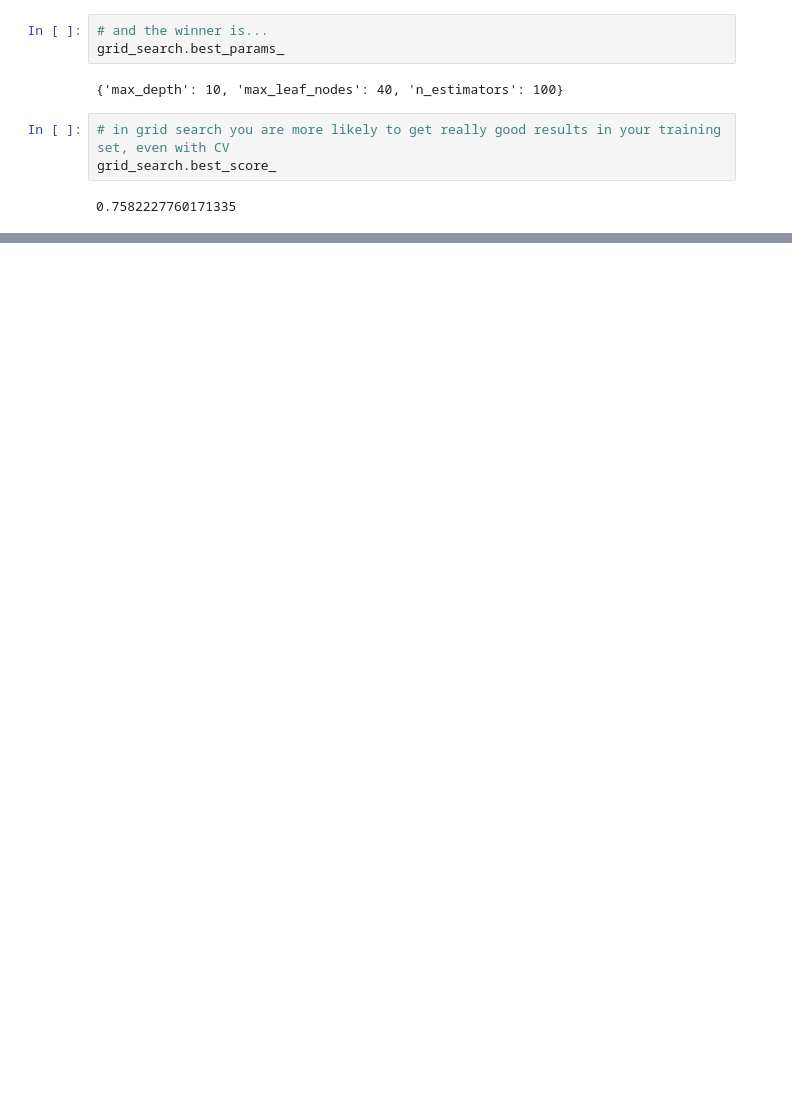
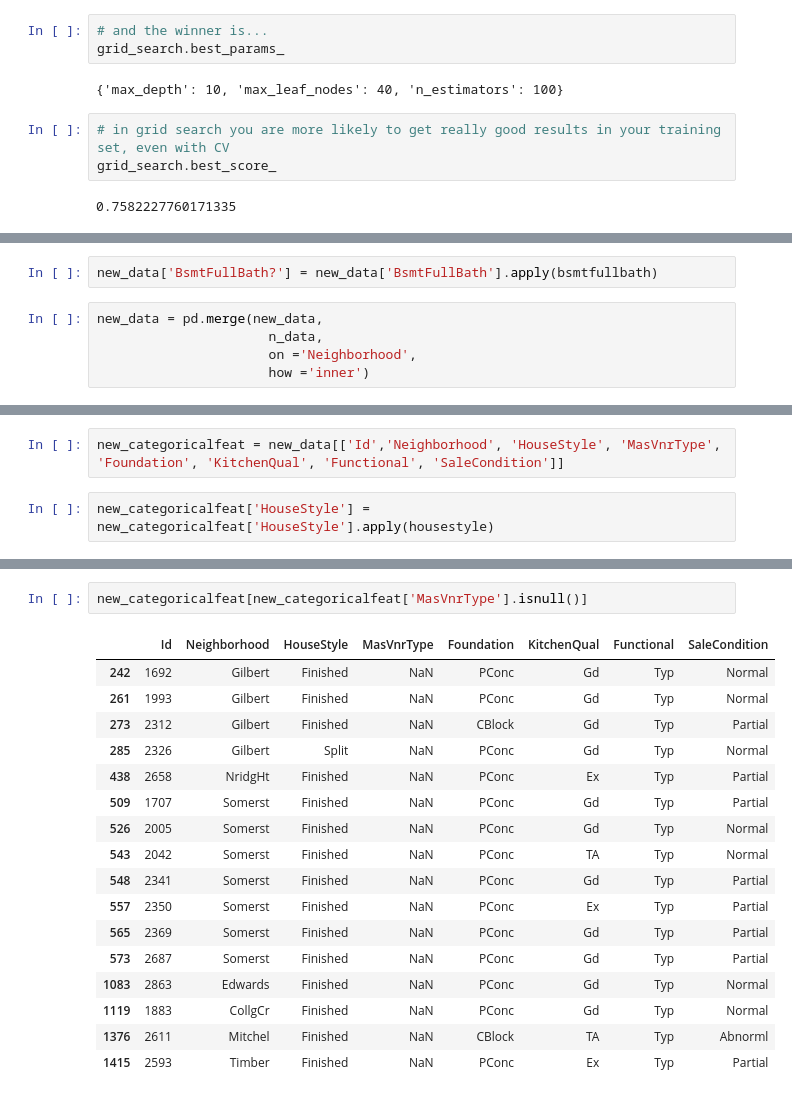
Before and after one commit to FelipeAvila2/ML-House-prices-Advanced-Regression, a Jupyter notebook: main.ipynb, the cells around one changed output, grey strips where cells are left out. Saved outputs shown, nothing was run; the diff lists cells and outputs as text; blank space fills up the shorter version.

```diff
--- a/main.ipynb
+++ b/main.ipynb
@@ -860,0 +852,7 @@ grid_search.best_score_
+# %%
+new_data['BsmtFullBath?'] = new_data['BsmtFullBath'].apply(bsmtfullbath)
+# %%
+new_data = pd.merge(new_data,
+                      n_data,
+                      on ='Neighborhood',
+                      how ='inner')
@@ -860,0 +910,4 @@ grid_search.best_score_
+# %%
+new_categoricalfeat = new_data[['Id','Neighborhood', 'HouseStyle', 'MasVnrType', 'Foundation', 'KitchenQual', 'Functional', 'SaleCondition']]
+# %%
+new_categoricalfeat['HouseStyle'] = new_categoricalfeat['HouseStyle'].apply(housestyle)
@@ -860,0 +949,20 @@ grid_search.best_score_
+# %%
+new_categoricalfeat[new_categoricalfeat['MasVnrType'].isnull()]
+# %% [output]
+|  | Id | Neighborhood | HouseStyle | MasVnrType | Foundation | KitchenQual | Functional | SaleCondition |
+| 242 | 1692 | Gilbert | Finished | NaN | PConc | Gd | Typ | Normal |
+| 261 | 1993 | Gilbert | Finished | NaN | PConc | Gd | Typ | Normal |
+| 273 | 2312 | Gilbert | Finished | NaN | CBlock | Gd | Typ | Partial |
+| 285 | 2326 | Gilbert | Split | NaN | PConc | Gd | Typ | Normal |
+| 438 | 2658 | NridgHt | Finished | NaN | PConc | Ex | Typ | Partial |
+| 509 | 1707 | Somerst | Finished | NaN | PConc | Gd | Typ | Partial |
+| 526 | 2005 | Somerst | Finished | NaN | PConc | Gd | Typ | Normal |
+| 543 | 2042 | Somerst | Finished | NaN | PConc | TA | Typ | Normal |
+| 548 | 2341 | Somerst | Finished | NaN | PConc | Gd | Typ | Partial |
+| 557 | 2350 | Somerst | Finished | NaN | PConc | Ex | Typ | Partial |
+| 565 | 2369 | Somerst | Finished | NaN | PConc | Gd | Typ | Partial |
+| 573 | 2687 | Somerst | Finished | NaN | PConc | Gd | Typ | Partial |
+| 1083 | 2863 | Edwards | Finished | NaN | PConc | Gd | Typ | Normal |
+| 1119 | 1883 | CollgCr | Finished | NaN | PConc | Gd | Typ | Normal |
+| 1376 | 2611 | Mitchel | Finished | NaN | CBlock | TA | Typ | Abnorml |
+| 1415 | 2593 | Timber | Finished | NaN | PConc | Ex | Typ | Partial |
```
Also changed, not shown: parts of 46 cells of this notebook.
